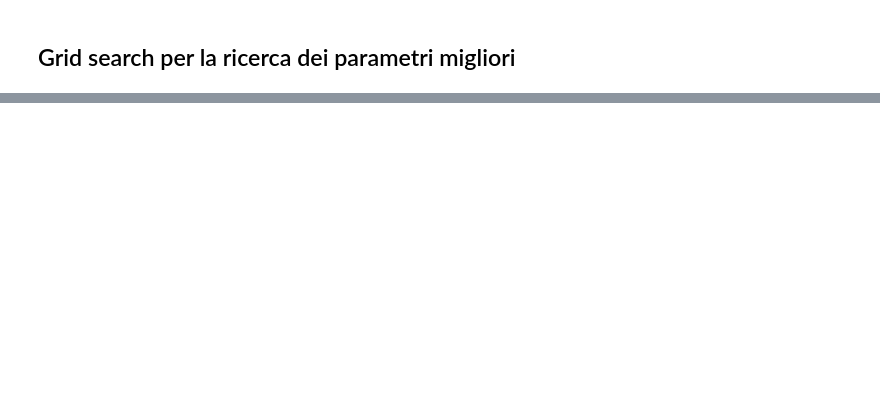
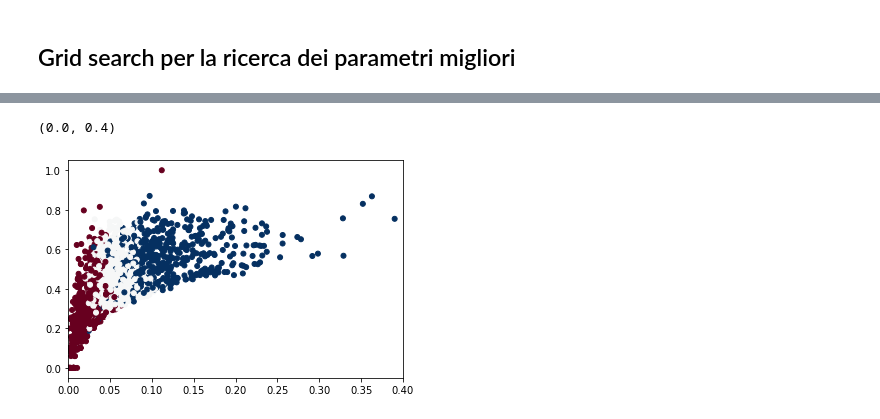
Before and after one commit to matteo-Donofrio-unipi/DM-Project, a Jupyter notebook: src/DM_02_TASK3/classification.ipynb, the cells around one changed output, grey strips where cells are left out. Drawn from its saved outputs; the diff is of its cells as text; code cells hidden in the pictures; blank space fills up the shorter version.

```diff
--- a/src/DM_02_TASK3/classification.ipynb
+++ b/src/DM_02_TASK3/classification.ipynb
@@ -160,0 +174,9 @@ weighted avg       0.99      0.99      0.99      1658
+# %%
+#import, define and fit the model
+from sklearn.naive_bayes import GaussianNB
+
+gnb = GaussianNB()
+gnb.fit(train_set, train_label)
+
+#predict on the test set
+test_pred_gnb = gnb.predict(test_set)
@@ -160,0 +203,6 @@ weighted avg       0.99      0.99      0.99      1658
+# %%
+plt.scatter(test_set["I"], test_set["E"], c=test_pred_gnb, s=25, cmap='RdBu')
+plt.xlim(0, 0.4)
+# %% [output]
+(0.0, 0.4)
+[figure, added]
```
Also changed, not shown: parts of 8 cells of this notebook.
